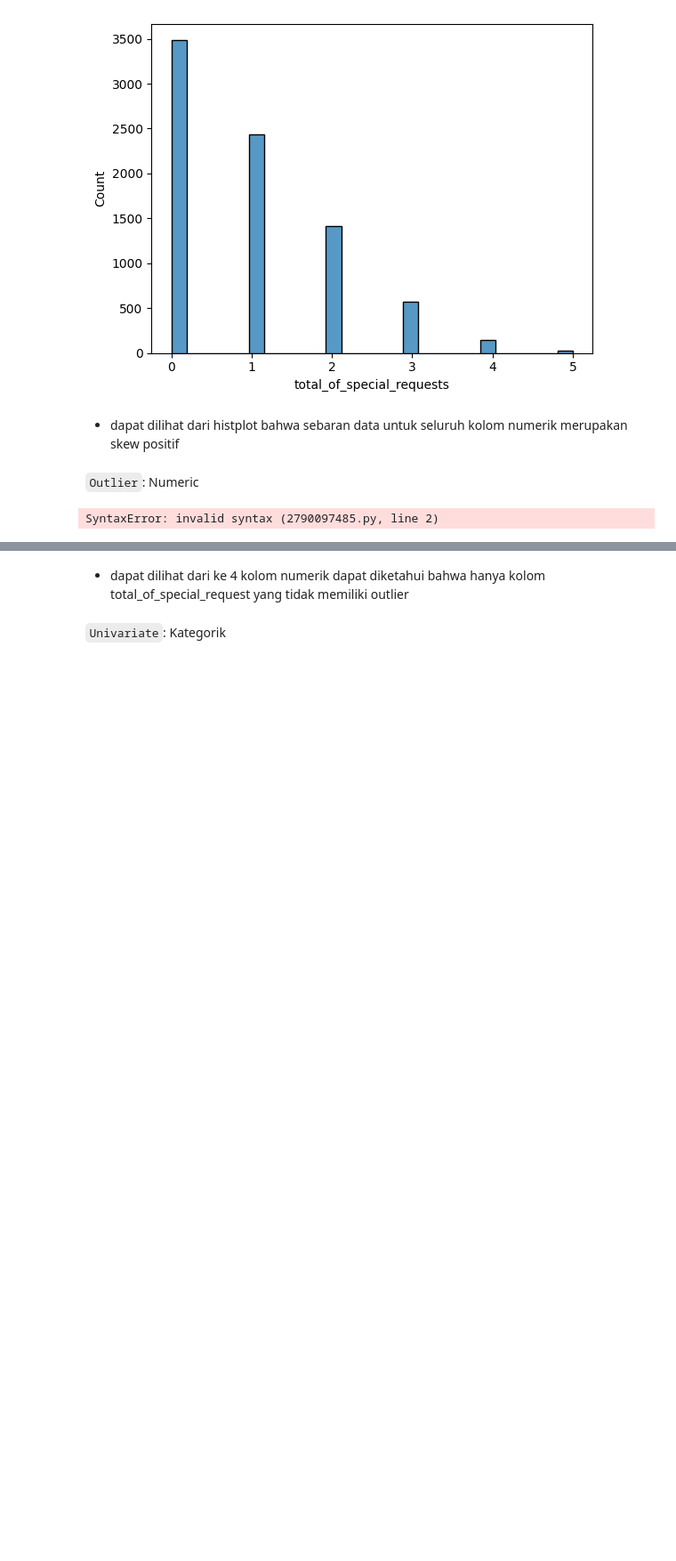
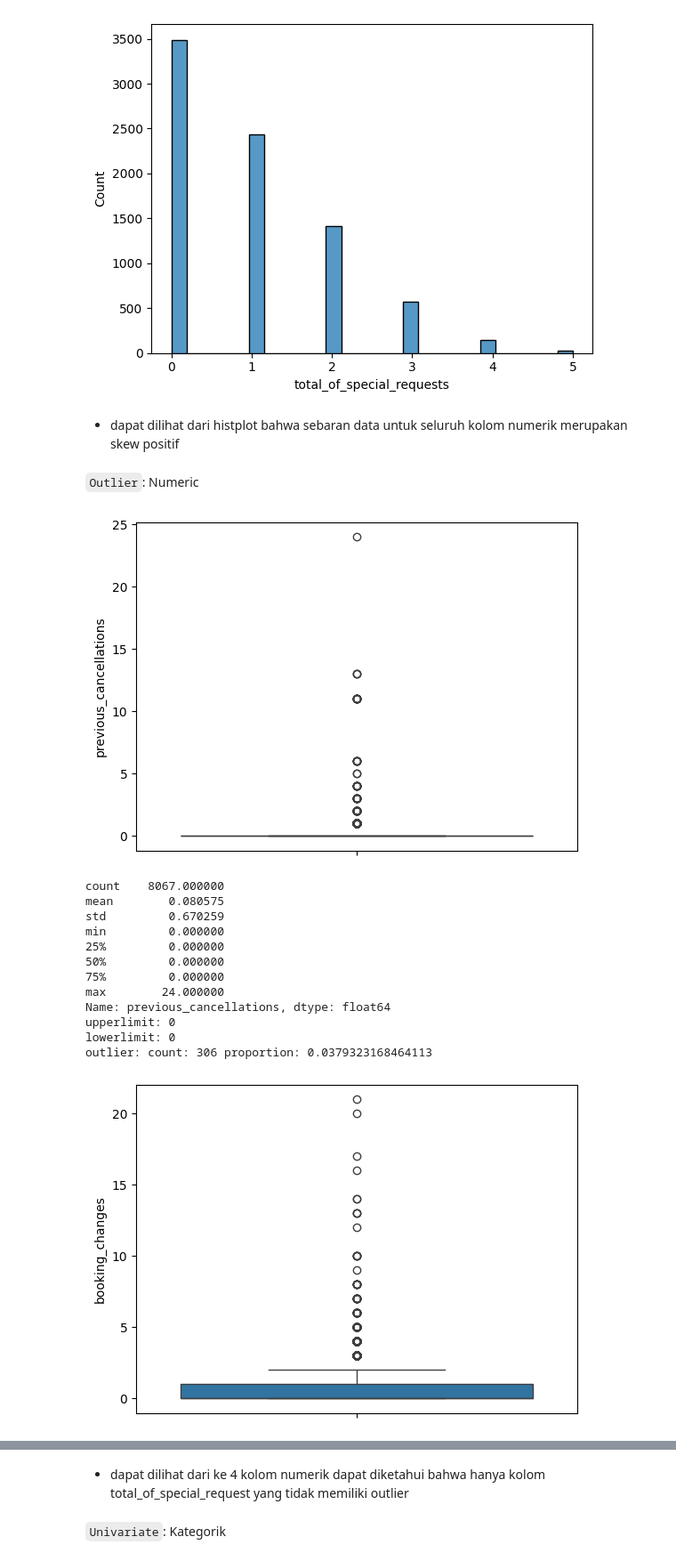
Before and after one commit to nurilmalani/Capstone_3_Hotel-Booking-Demand, a Jupyter notebook: Capstone_3_Nur Ilmalani.ipynb, the cells around one changed output, grey strips where cells are left out. Shown at 89% size. Cells and saved outputs as stored; diff of their text form; code cells hidden in the pictures; blank space fills up the shorter version.

```diff
--- a/Capstone_3_Nur Ilmalani.ipynb
+++ b/Capstone_3_Nur Ilmalani.ipynb
@@ -287,24 +287,37 @@ for x in X_train.select_dtypes(include = 'number').columns:
 `Outlier`: Numeric
 # %%
 #Melihat outlier tiap kolom numerik dengan boxplot
-for x in .columns:
+for x in X_train_num.columns:
     # boxplot
     sns.boxplot(y=X_train_num[x])
     plt.show()
 
 
     # statistic metrics
     print(X_train_num[x].describe())
     q1 = np.percentile(X_train_num[x], 25)
     q3 = np.percentile(X_train_num[x], 75)
     iqr = q3-q1
     upperbound = q3+1.5*iqr
     lowerbound = q1-1.5*iqr
     upperlimit = np.max(X_train_num[x][X_train_num[x]<=upperbound])
     lowerlimit = np.min(X_train_num[x][X_train_num[x]>=lowerbound])
     print('upperlimit: {}'.format(upperlimit))
     print('lowerlimit: {}'.format(lowerlimit))
     outlier = X_train_num[x][(X_train_num[x]>upperbound) | (X_train_num[x]<lowerbound)]
     print('outlier: count: {} proportion: {}'.format(len(outlier), len(outlier)/len(X_train_num[x])))
 # %% [output]
+[figure, added]
-SyntaxError: invalid syntax (2790097485.py, line 2)
+count    8067.000000
+mean        0.080575
+std         0.670259
+min         0.000000
+25%         0.000000
+50%         0.000000
+75%         0.000000
+max        24.000000
+Name: previous_cancellations, dtype: float64
+upperlimit: 0
+lowerlimit: 0
+outlier: count: 306 proportion: 0.0379323168464113
+[figure, added]
```
Also changed, not shown: parts of 8 cells of this notebook.
